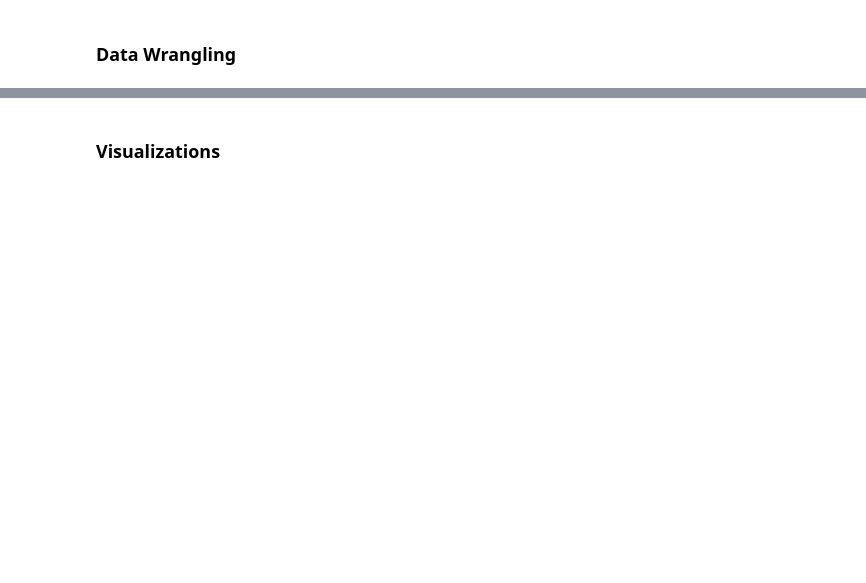
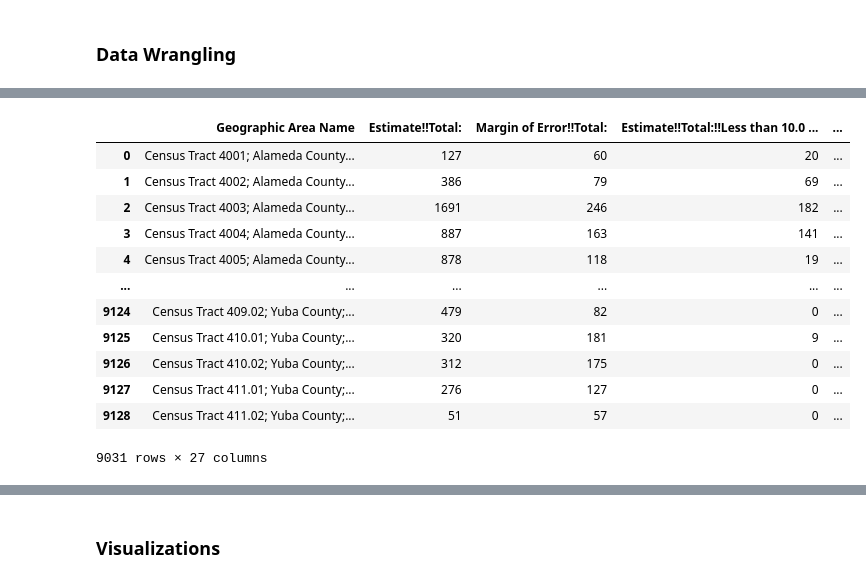
Before and after one commit to datakind/datakit-housing-fall-2024, a Jupyter notebook: challenge-2/CA/GeoData CostBurden CA.ipynb, the cells around one changed output, grey strips where cells are left out. Cells and saved outputs as stored; diff of their text form; code cells hidden in the pictures; blank space fills up the shorter version.

Commit message:
Fixed error in column drops

```diff
--- a/challenge-2/CA/GeoData CostBurden CA.ipynb
+++ b/challenge-2/CA/GeoData CostBurden CA.ipynb
@@ -4,9 +16,9 @@ import geopandas as gpd
 import matplotlib.pyplot as plt
 # %%
 # import data from local files
-data = pd.read_csv(r'..\..\Census Data\American Community Survey\Housing Costs B25070\5 Year Estimates\ACSDT5Y2022.B25070-Data.csv')
-geodata_CA = gpd.read_file(r'..\..\Census Data\GeoData Tiger Line\tl_2023_06_tract.shp')
-demographic_data_raw = pd.read_csv(r'..\..\Census Data\American Community Survey\Demographics DP05\ACSDP5Y2022.DP05-Data.csv', low_memory=False)
+data = pd.read_csv(r'..\..\..\Census Data\American Community Survey\Housing Costs B25070\5 Year Estimates\ACSDT5Y2022.B25070-Data.csv')
+geodata_CA = gpd.read_file(r'..\..\..\Census Data\GeoData Tiger Line\tl_2023_06_tract.shp')
+demographic_data_raw = pd.read_csv(r'..\..\..\Census Data\American Community Survey\Demographics DP05\ACSDP5Y2022.DP05-Data.csv', low_memory=False)
 # %% [markdown]
 ### Data Wrangling
 # %%
@@ -16,6 +28,9 @@ demographic_data_raw = pd.read_csv(r'..\..\Census Data\American Community Survey
 # limiting data to include only LA County and Orange County (based on Country FIPS codes 037 and 059, respectively)
 geodata_CA = geodata_CA.loc[(geodata_CA['COUNTYFP'].str.contains('037'))|
                             (geodata_CA['COUNTYFP'].str.contains('059'))]
+# %%
+# dropping margin of error columns
+data = data.drop(columns= ['B25070_001M', 'B25070_002M', 'B25070_003M', 'B25070_004M', 'B25070_005M', 'B25070_006M', 'B25070_007M', 'B25070_008M', 'B25070_009M', 'B25070_010M', 'B25070_011M', 'Unnamed: 24'], axis = 1)
 # %%
 # keeping the percentage-based demographic columns (getting rid of margin of error data, total counts, unnamed: 366)
 drop_these = []
@@ -58,3 +76,19 @@ def calculate_burdened_individuals (row):
 # %%
 result = pd.DataFrame()
 result['number_burdened'], result['proportion_burdened'] = zip(*data.apply(calculate_burdened_individuals, axis = 1))
+# %%
+data
+# %% [output]
+|  | Geographic Area Name | Estimate!!Total: | Margin of Error!!Total: | Estimate!!Total:!!Less than 10.0 ... | ... |
+| 0 | Census Tract 4001; Alameda County... | 127 | 60 | 20 | ... |
+| 1 | Census Tract 4002; Alameda County... | 386 | 79 | 69 | ... |
+| 2 | Census Tract 4003; Alameda County... | 1691 | 246 | 182 | ... |
+| 3 | Census Tract 4004; Alameda County... | 887 | 163 | 141 | ... |
+| 4 | Census Tract 4005; Alameda County... | 878 | 118 | 19 | ... |
+| ... | ... | ... | ... | ... | ... |
+| 9124 | Census Tract 409.02; Yuba County;... | 479 | 82 | 0 | ... |
+| 9125 | Census Tract 410.01; Yuba County;... | 320 | 181 | 9 | ... |
+| 9126 | Census Tract 410.02; Yuba County;... | 312 | 175 | 0 | ... |
+| 9127 | Census Tract 411.01; Yuba County;... | 276 | 127 | 0 | ... |
+| 9128 | Census Tract 411.02; Yuba County;... | 51 | 57 | 0 | ... |
+9031 rows × 27 columns
```
Also changed, not shown: parts of 14 cells of this notebook.
